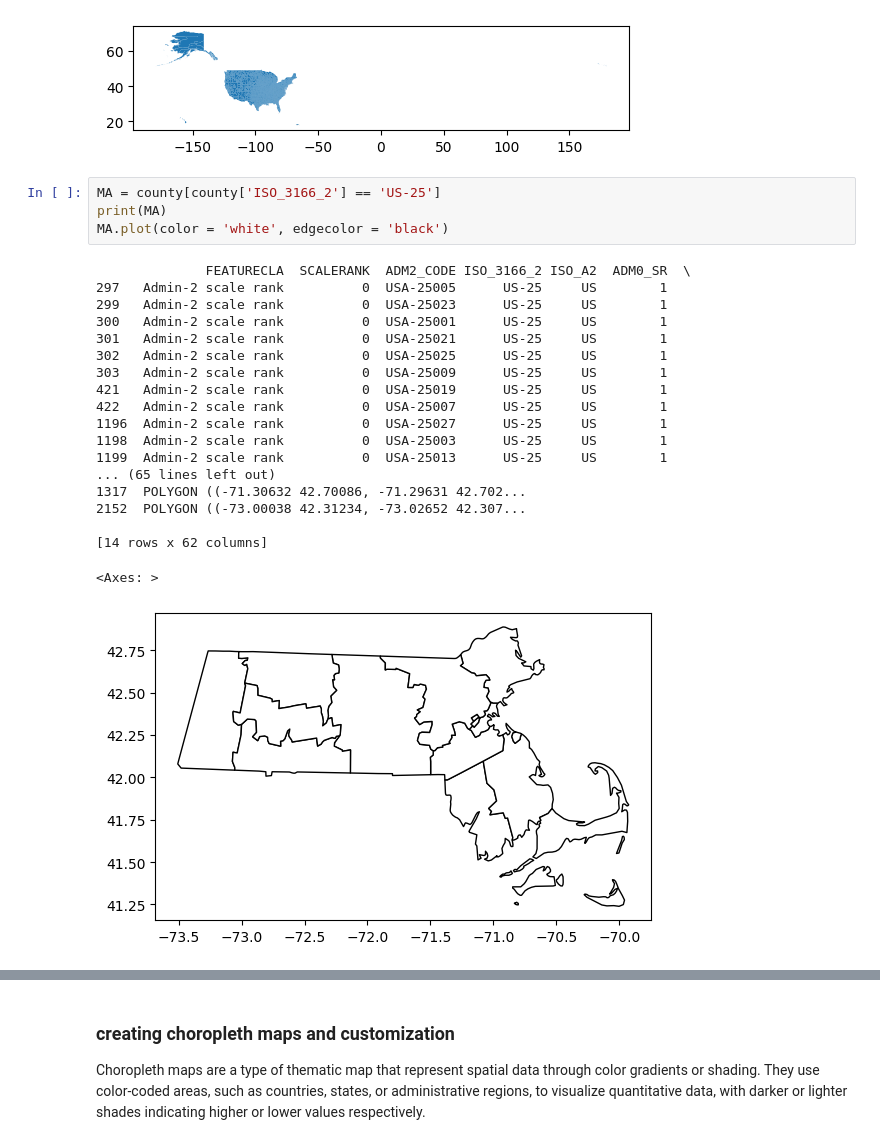
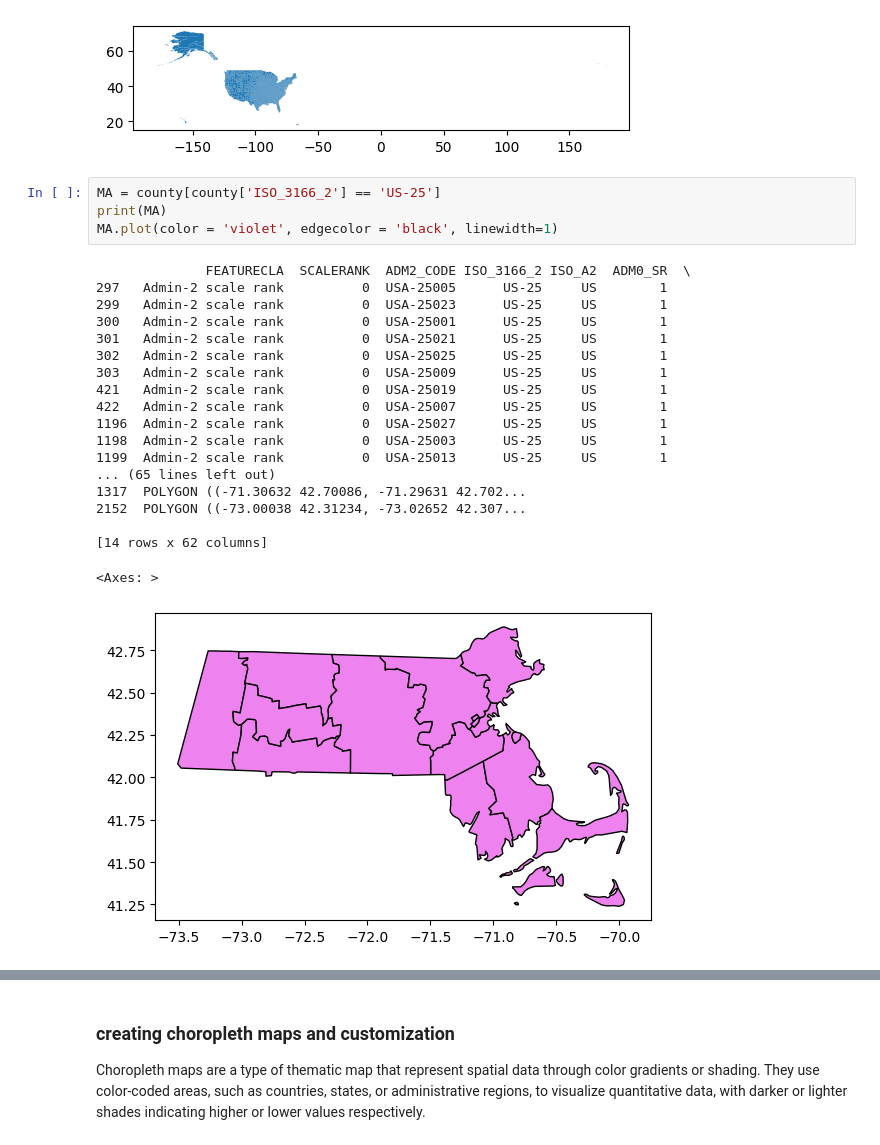
Before and after one commit to n-wible/ds4200, a Jupyter notebook: week10/map_making-instructor.ipynb, the cells around one changed output, grey strips where cells are left out. Saved outputs shown, nothing was run; the diff lists cells and outputs as text.

```diff
--- a/week10/map_making-instructor.ipynb
+++ b/week10/map_making-instructor.ipynb
@@ -353,24 +353,24 @@ county.plot()
 # %%
 MA = county[county['ISO_3166_2'] == 'US-25']
 print(MA)
-MA.plot(color = 'white', edgecolor = 'black')
+MA.plot(color = 'violet', edgecolor = 'black', linewidth=1)
 # %% [output]
               FEATURECLA  SCALERANK  ADM2_CODE ISO_3166_2 ISO_A2  ADM0_SR  \
 297   Admin-2 scale rank          0  USA-25005      US-25     US        1
 299   Admin-2 scale rank          0  USA-25023      US-25     US        1
 300   Admin-2 scale rank          0  USA-25001      US-25     US        1
 301   Admin-2 scale rank          0  USA-25021      US-25     US        1
 302   Admin-2 scale rank          0  USA-25025      US-25     US        1
 303   Admin-2 scale rank          0  USA-25009      US-25     US        1
 421   Admin-2 scale rank          0  USA-25019      US-25     US        1
 422   Admin-2 scale rank          0  USA-25007      US-25     US        1
 1196  Admin-2 scale rank          0  USA-25027      US-25     US        1
 1198  Admin-2 scale rank          0  USA-25003      US-25     US        1
 1199  Admin-2 scale rank          0  USA-25013      US-25     US        1
 ... (65 lines left out)
 1317  POLYGON ((-71.30632 42.70086, -71.29631 42.702...
 2152  POLYGON ((-73.00038 42.31234, -73.02652 42.307...
 
 [14 rows x 62 columns]
 <Axes: >
-[figure, old version]
+[figure, new version]
```
Also changed, not shown: parts of 7 cells of this notebook.
